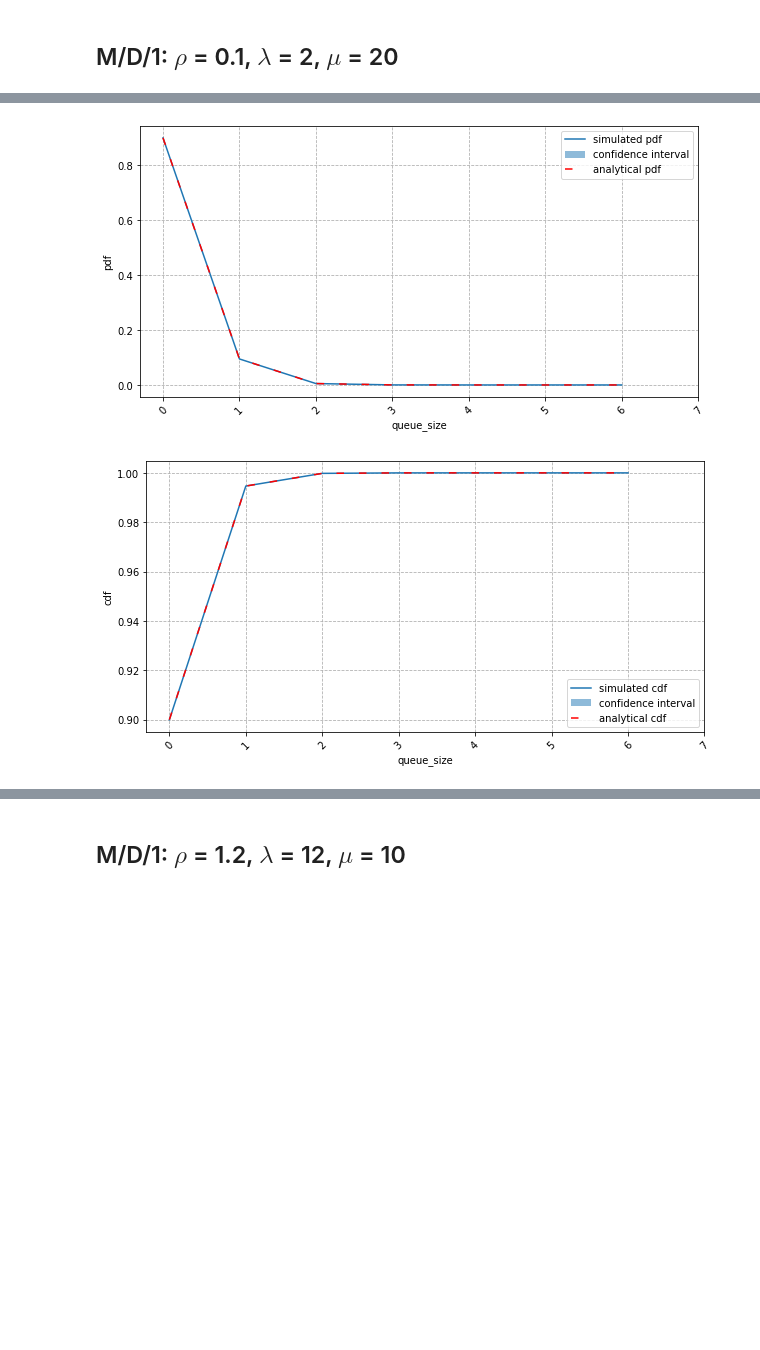
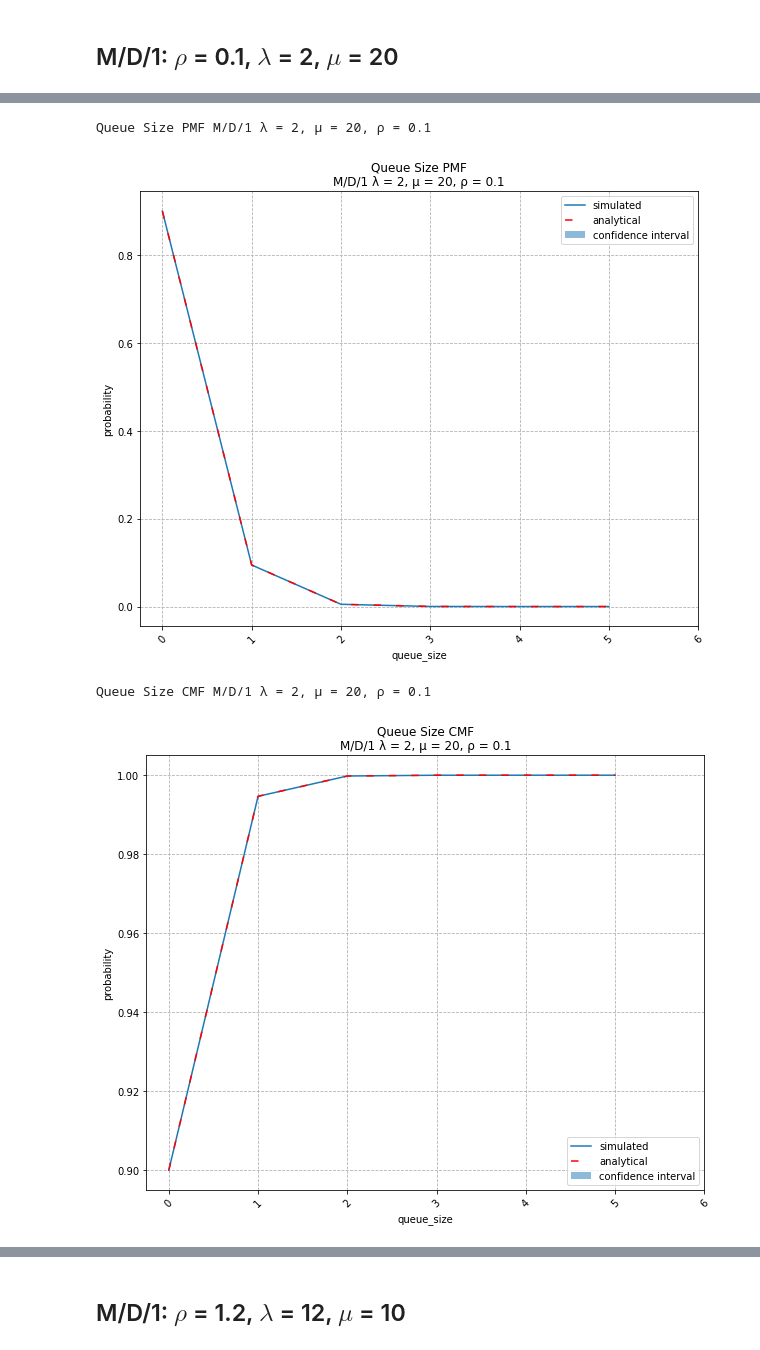
Before and after one commit to GabrielAureo/trab-final-AD-2021.2, a Jupyter notebook: md1.ipynb, the cells around one changed output, grey strips where cells are left out. Drawn from its saved outputs; the diff is of its cells as text; code cells hidden in the pictures; blank space fills up the shorter version.

```diff
--- a/md1.ipynb
+++ b/md1.ipynb
@@ -75,7 +81,7 @@ metrics(sim)
 # %%
 sim = queue_sim(lamda = 2, mu = 20, runs = 3000, max_events=1e100, kind='d')
 # %%
-sim.plot_customers()
+sim.plot_customers(figsize = (10,8))
 # %% [output]
 |  | pdf | pdf_CI | cdf | cdf_CI |
 | N |  |  |  |  |
@@ -89,3 +94,5 @@ sim.plot_customers()
+Queue Size PMF M/D/1 λ = 2, μ = 20, ρ = 0.1
-[figure, old version]
+[figure, new version]
+Queue Size CMF M/D/1 λ = 2, μ = 20, ρ = 0.1
-[figure, old version]
+[figure, new version]
 # %%
```
Also changed, not shown: parts of 16 cells of this notebook, 8 other files.
